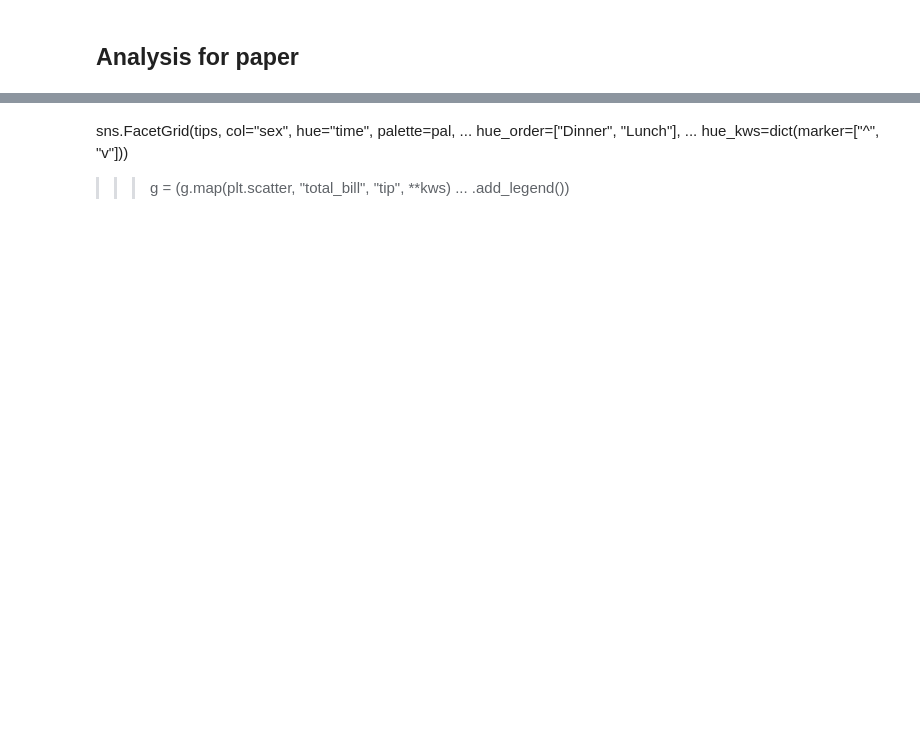
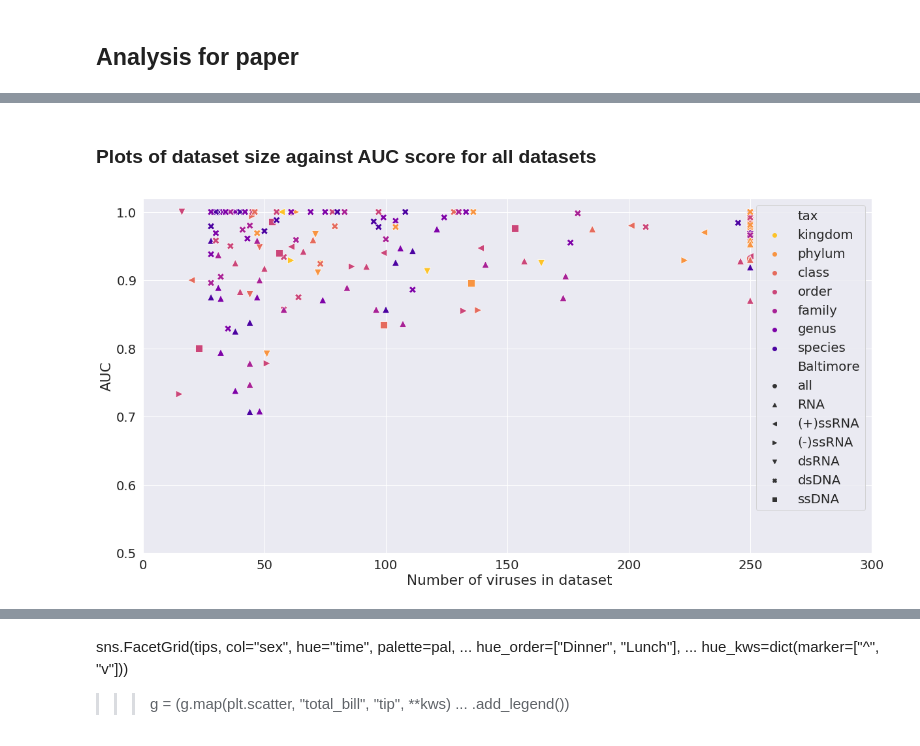
Before and after one commit to youngfran/virus_host_predict, a Jupyter notebook: all_code/Analysis.ipynb, the cells around one changed output, grey strips where cells are left out. Drawn from its saved outputs; the diff is of its cells as text; code cells hidden in the pictures; blank space fills up the shorter version.

```diff
--- a/all_code/Analysis.ipynb
+++ b/all_code/Analysis.ipynb
@@ -244,16 +159,22 @@ fs_order =['DNA_1','DNA_2','DNA_3','DNA_4','DNA_5','DNA_6','DNA_7','DNA_8','DNA_
 tax_order =  ['phylum','class','order','family','genus','species']
 
 balt_order = ['all','RNA' ,'(+)ssRNA', '(-)ssRNA',  'dsRNA', 'dsDNA','ssDNA']
+# %% [markdown]
+### Plots of dataset size against AUC score for all datasets
 # %%
+results = pd.concat([dfe,dfB])
+
 domains =  results[(results['Feature set'].isin(['AA_4'])) ]
 dom =  domains[~(domains['Baltimore'].isin(['Retro'])) ]
 f, ax = plt.subplots(figsize=(20, 10))
 marks = ('8','^', '<',  '>','v','X' ,'s')
 sns.color_palette("plasma")
 g = sns.scatterplot(x="N in class", y="AUC",hue ='tax',markers =marks,palette ='plasma_r',style = 'Baltimore', s=120,  data=dom)
-g.set(xlim = (0,600) )
+g.set(xlim = (0,300) )
 g.set (ylim = (0.5,1.02))
 fig = g.get_figure()
 plt.legend()
 plt.xlabel (' Number of viruses in dataset')
-fig.savefig('Figures/N_AUC_tax.png', bbox_inches="tight", dpi=300)
+fig.savefig('../figures/N_AUC_tax.png', bbox_inches="tight", dpi=300)
+# %% [output]
+[figure, added]
```
Also changed, not shown: parts of 52 cells of this notebook, 3 other files.
